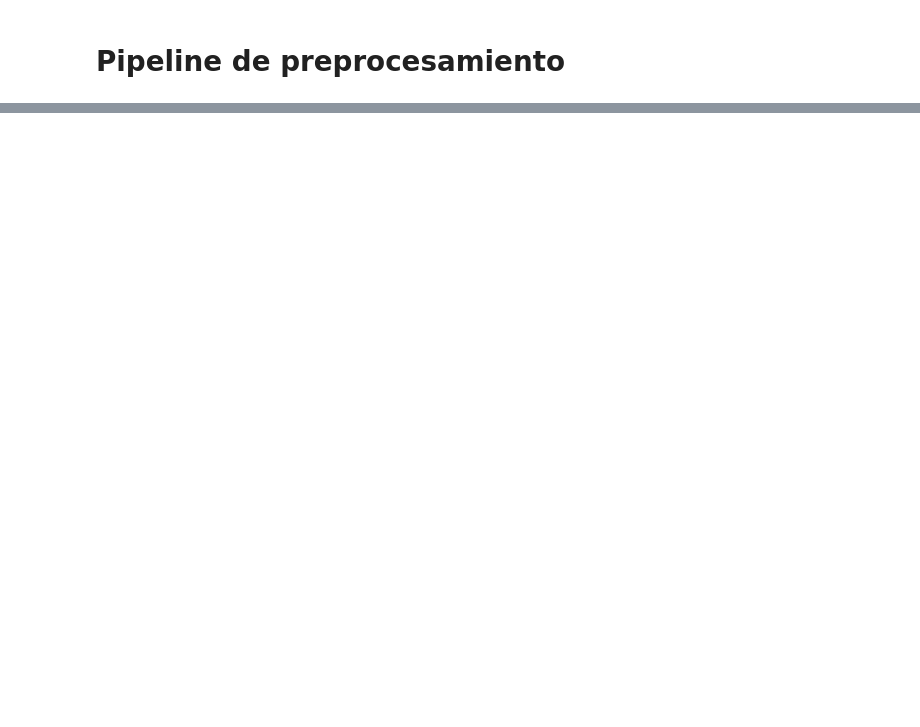
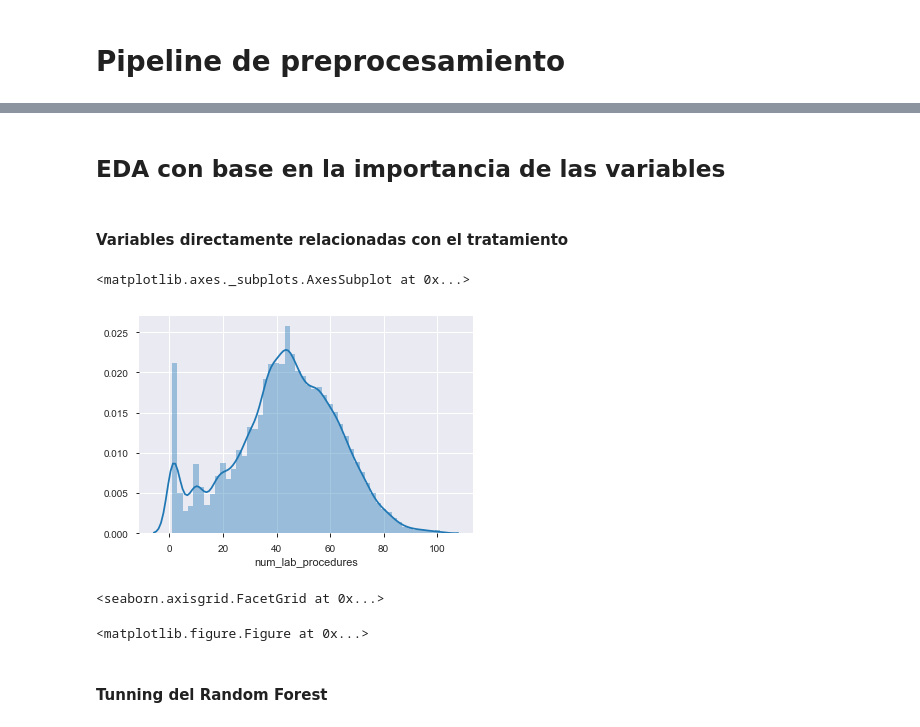
Before and after one commit to Jdbermeo/proyecto_datio, a Jupyter notebook: Proyecto_Camilo.ipynb, the cells around one changed output, grey strips where cells are left out. Cells and saved outputs as stored; diff of their text form; code cells hidden in the pictures; blank space fills up the shorter version.

```diff
--- a/Proyecto_Camilo.ipynb
+++ b/Proyecto_Camilo.ipynb
@@ -655,0 +942,16 @@ x_test_pre = pipeline_test(x_test,admin_src_df,admin_type_df,dschrge_disp_df,low
+# %%
+## Accuracy
+test_acc = accuracy_score(resultados.real, resultados.Pred)
+print('Test accuracy: {:1.2%}'.format(test_acc))
+
+#print(real.value_counts())
+cm = confusion_matrix(pred, real)
+cm_nor = cm.astype('float') / cm.sum(axis=1)[:, np.newaxis]
+
+plt.rc('font', size= 18)
+plt.figure(figsize=(10,10))
+sns.heatmap(cm_nor, annot=True, fmt=".3f", linewidths=.5, square = True, cmap = 'Blues');
+plt.ylabel('Valores reales', size = 15);
+plt.xlabel('Predicciones', size = 15);
+all_sample_title = 'Accuracy: {:1.2%}'.format(test_acc)
+plt.title(all_sample_title, size = 25);
@@ -655,0 +961,4 @@ x_test_pre = pipeline_test(x_test,admin_src_df,admin_type_df,dschrge_disp_df,low
+# %% [markdown]
+## EDA con base en la importancia de las variables
+# %% [markdown]
+#### Variables directamente relacionadas con el tratamiento
@@ -655,0 +968,13 @@ x_test_pre = pipeline_test(x_test,admin_src_df,admin_type_df,dschrge_disp_df,low
+# %%
+sns.distplot(xplot_df.num_lab_procedures)#, y="readmitted", kind="kde",data=plot_df);
+# %% [output]
+<matplotlib.axes._subplots.AxesSubplot at 0x...>
+[figure, added]
+# %%
+g = sns.FacetGrid(plot_df, col="readmitted", margin_titles=True)
+g.map(sns.distplot, a = plot_df.num_lab_procedures, color="steelblue")
+# %% [output]
+<seaborn.axisgrid.FacetGrid at 0x...>
+<matplotlib.figure.Figure at 0x...>
+# %% [markdown]
+#### Tunning del Random Forest
```
Also changed, not shown: parts of 91 cells of this notebook, 6 other files.
